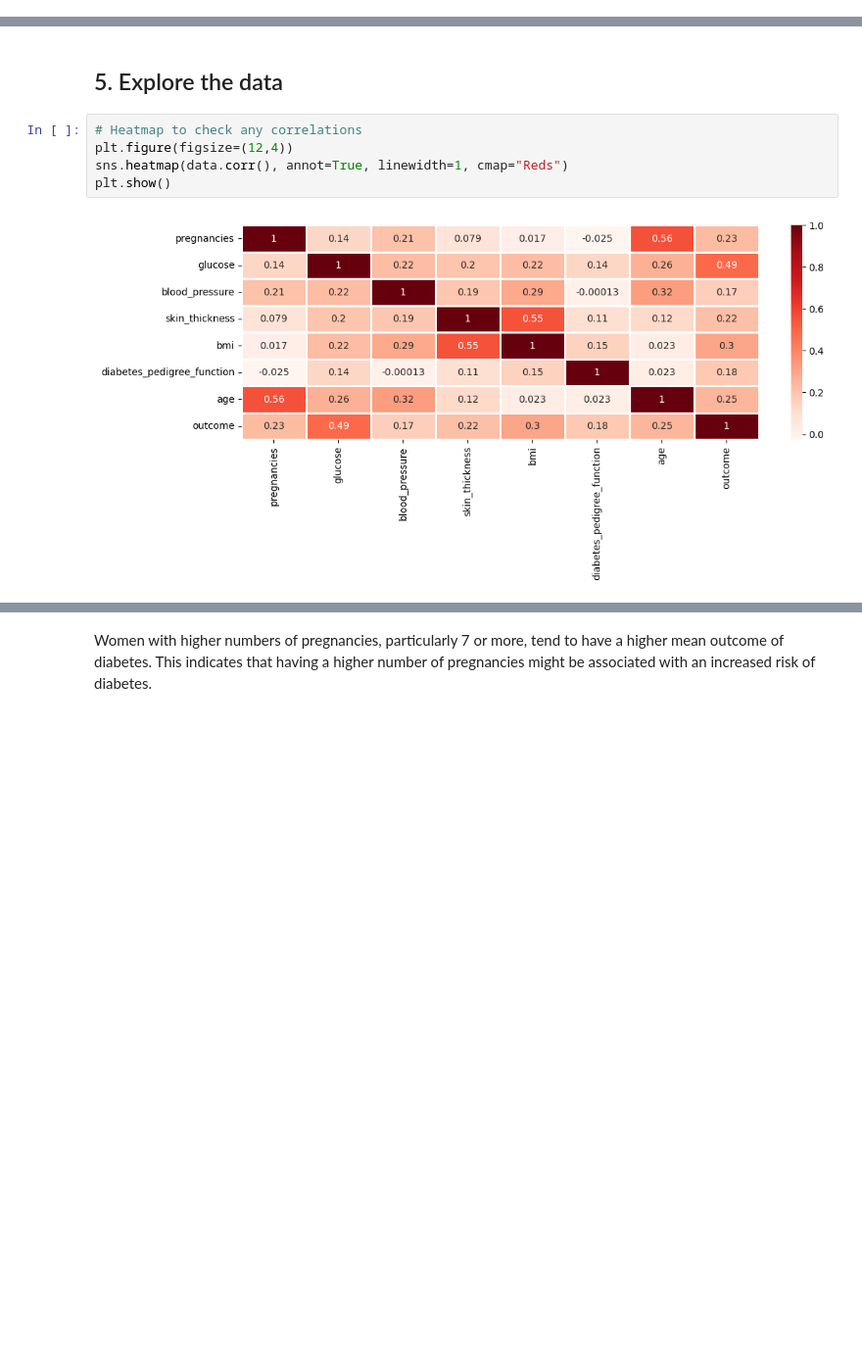
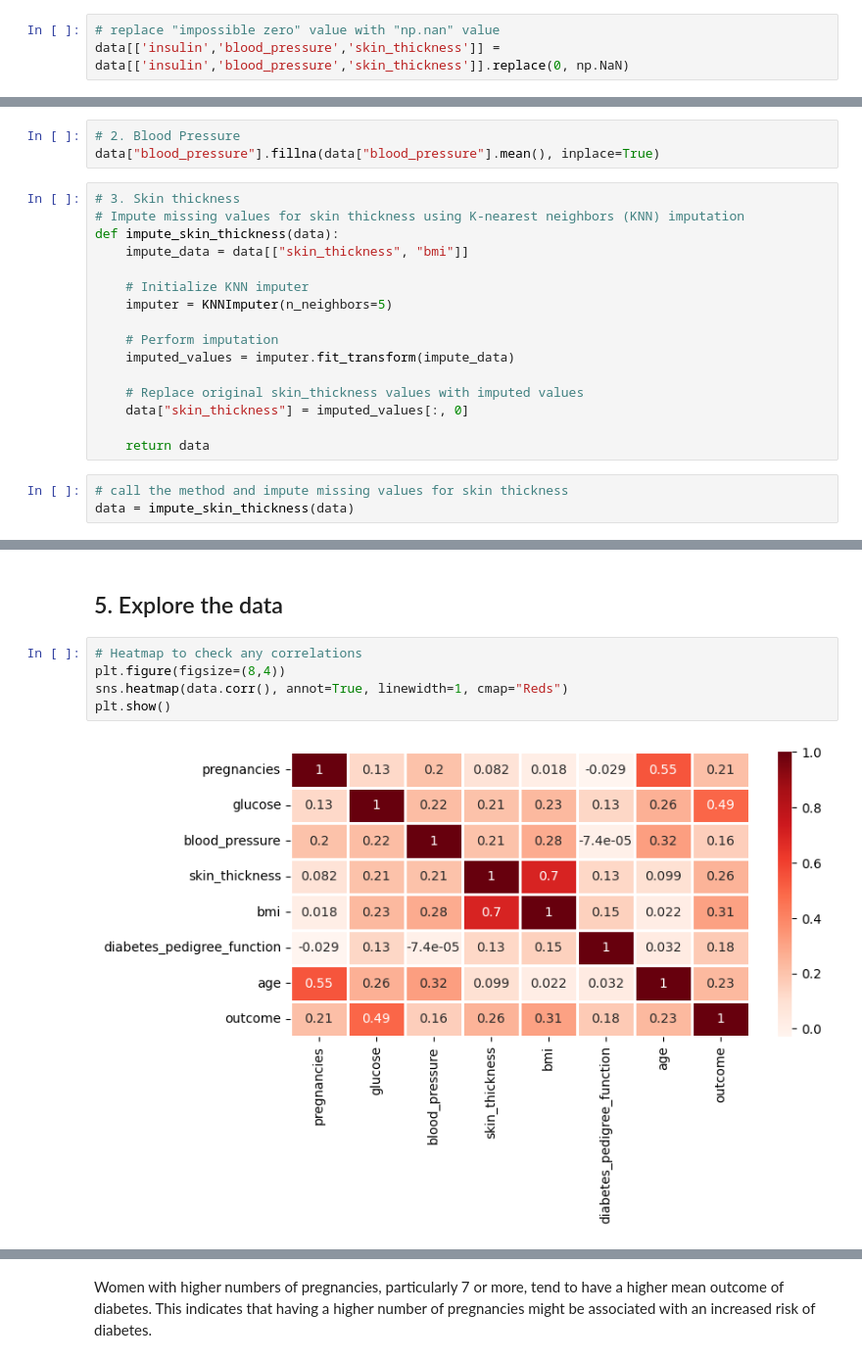
Before and after one commit to mstoychev/Data-Science-Projects, a Jupyter notebook: 3. Pima Indians - Diabetes dataset/Diabetes Dataset - Pima Indians.ipynb, the cells around one changed output, grey strips where cells are left out. Shown at 98% size. Saved outputs shown, nothing was run; the diff lists cells and outputs as text; blank space fills up the shorter version.

```diff
--- a/3. Pima Indians - Diabetes dataset/Diabetes Dataset - Pima Indians.ipynb
+++ b/3. Pima Indians - Diabetes dataset/Diabetes Dataset - Pima Indians.ipynb
@@ -351,0 +288,3 @@ data.loc[data['blood_pressure'] == 0, 'blood_pressure'] = mean_blood_pressure.as
+# %%
+# replace "impossible zero" value with "np.nan" value
+data[['insulin','blood_pressure','skin_thickness']] = data[['insulin','blood_pressure','skin_thickness']].replace(0, np.NaN)
@@ -351,0 +339,22 @@ data.loc[data['blood_pressure'] == 0, 'blood_pressure'] = mean_blood_pressure.as
+# %%
+# 2. Blood Pressure
+data["blood_pressure"].fillna(data["blood_pressure"].mean(), inplace=True)
+# %%
+# 3. Skin thickness
+# Impute missing values for skin thickness using K-nearest neighbors (KNN) imputation
+def impute_skin_thickness(data):
+    impute_data = data[["skin_thickness", "bmi"]]
+
+    # Initialize KNN imputer
+    imputer = KNNImputer(n_neighbors=5)
+
+    # Perform imputation
+    imputed_values = imputer.fit_transform(impute_data)
+
+    # Replace original skin_thickness values with imputed values
+    data["skin_thickness"] = imputed_values[:, 0]
+
+    return data
+# %%
+# call the method and impute missing values for skin thickness
+data = impute_skin_thickness(data)
@@ -353,11 +374,11 @@ data.loc[data['blood_pressure'] == 0, 'blood_pressure'] = mean_blood_pressure.as
 ## 5. Explore the data
 # %%
 # Heatmap to check any correlations
-plt.figure(figsize=(12,4))
+plt.figure(figsize=(8,4))
 sns.heatmap(data.corr(), annot=True, linewidth=1, cmap="Reds")
 plt.show()
 # %% [output]
-[figure, old version]
+[figure, new version]
 # %%
 # GROUPING BY "pregnancies"
 data.groupby(["pregnancies"])["outcome"].agg(['mean', 'count'])
```
Also changed, not shown: parts of 72 cells of this notebook.
